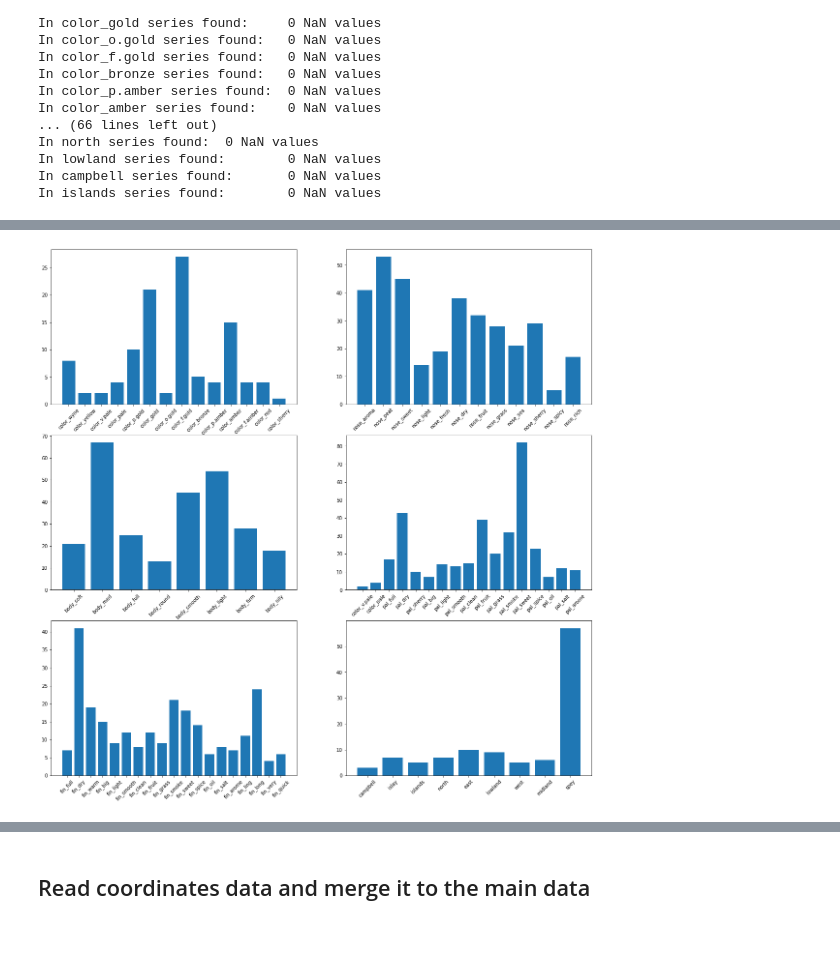
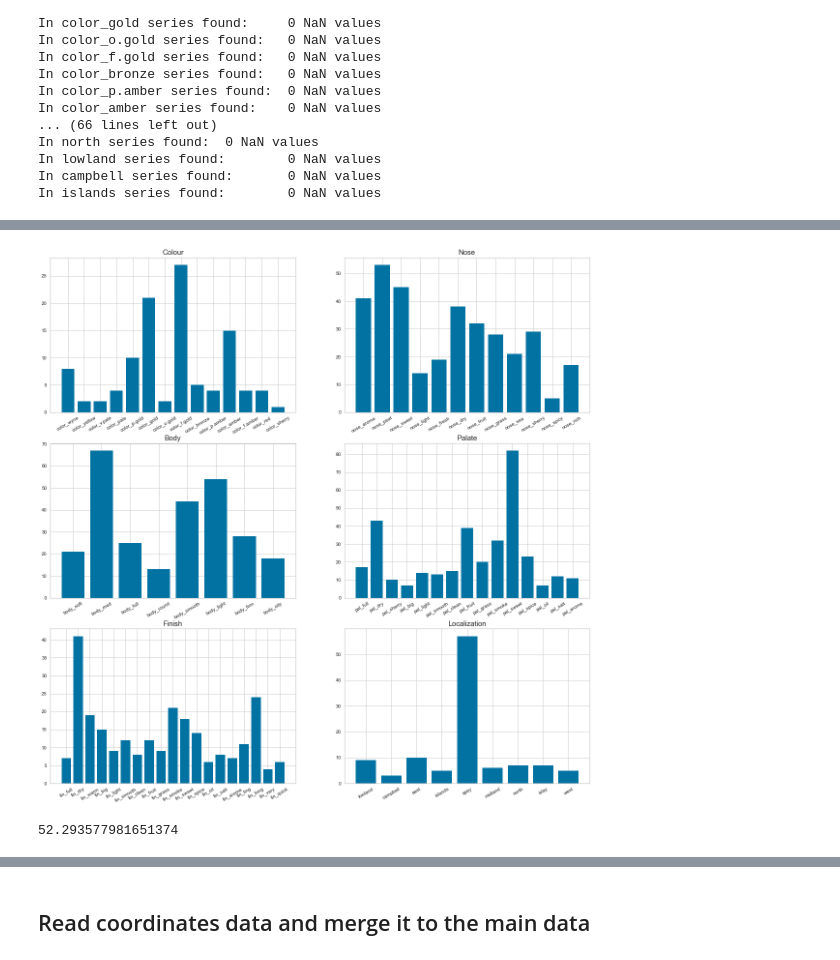
Before and after one commit to Velociraptorvelraptor/scotch-whiskies, a Jupyter notebook: schotch-whiskies-classification.ipynb, the cells around one changed output, grey strips where cells are left out. Saved outputs shown, nothing was run; the diff lists cells and outputs as text; code cells hidden in the pictures.

Commit message:
Add: - kMeans clustering, - scatter plot visualization of the results, - dummy recommender

```diff
--- a/schotch-whiskies-classification.ipynb
+++ b/schotch-whiskies-classification.ipynb
@@ -113,11 +128,11 @@ In lowland series found:        0 NaN values
 In campbell series found:       0 NaN values
 In islands series found:        0 NaN values
 # %%
-color_labels = [x for x in df.columns if 'color' in x]
-nose_labels = [x for x in df.columns if 'nose' in x]
-body_labels = [x for x in df.columns if 'body' in x]
-pal_labels = [x for x in df.columns if 'pal' in x]
-fin_labels = [x for x in df.columns if 'fin' in x]
+color_labels = [x for x in df.columns if 'color_' in x]
+nose_labels = [x for x in df.columns if 'nose_' in x]
+body_labels = [x for x in df.columns if 'body_' in x]
+pal_labels = [x for x in df.columns if 'pal_' in x]
+fin_labels = [x for x in df.columns if 'fin_' in x]
 scores = ['age', 'dist', 'score', 'score_2']
 non_loc_labels = color_labels + nose_labels + body_labels + pal_labels + fin_labels + scores + ['distillerie']
 loc_labels = list(set(df.columns) - set(non_loc_labels))
@@ -141,2 +151,5 @@ array([ 8,  2,  2,  4, 10, 21,  2, 27,  5,  4, 15,  4,  4,  1],
+# %%
+summary = df[df['distillerie'] == 'SUM']; summary
+df = df.drop(index=109, axis=0)
 # %%
-labels_to_plot = [color_labels, nose_labels, body_labels, pal_labels, fin_labels, loc_labels]; labels_to_plot
+labels_to_plot = [color_labels, nose_labels, body_labels, pal_labels, fin_labels, loc_labels]
@@ -161,12 +156,21 @@ labels_to_plot = [color_labels, nose_labels, body_labels, pal_labels, fin_labels
 # %%
 f, ax = plt.subplots(3, 2, figsize=[20, 20])
+titles = ['Colour', 'Nose', 'Body', 'Palate', 'Finish', 'Localization']
 i=0
 
 for x in range(0, 3):
     for y in range(0, 2):
-#        ax[x, y].set_title(labels_to_plot())
-        ax[x, y].tick_params(axis='x', labelrotation=45)
+        ax[x, y].set_title(titles[i], fontsize=15)
+        ax[x, y].tick_params(axis='x', labelrotation=30)
         ax[x, y].bar(labels_to_plot[i], summary[labels_to_plot[i]].values[0])
         i += 1
 # %% [output]
-[figure, old version]
+[figure, new version]
+# %%
+n_scotches = 109
+
+assert(summary[color_labels].values.sum() == n_scotches)
+assert(summary[loc_labels].values.sum() == n_scotches)
+float(summary[loc_labels]['spey']/n_scotches * 100)
+# %% [output]
+52.293577981651374
```
Also changed, not shown: parts of 35 cells of this notebook.
